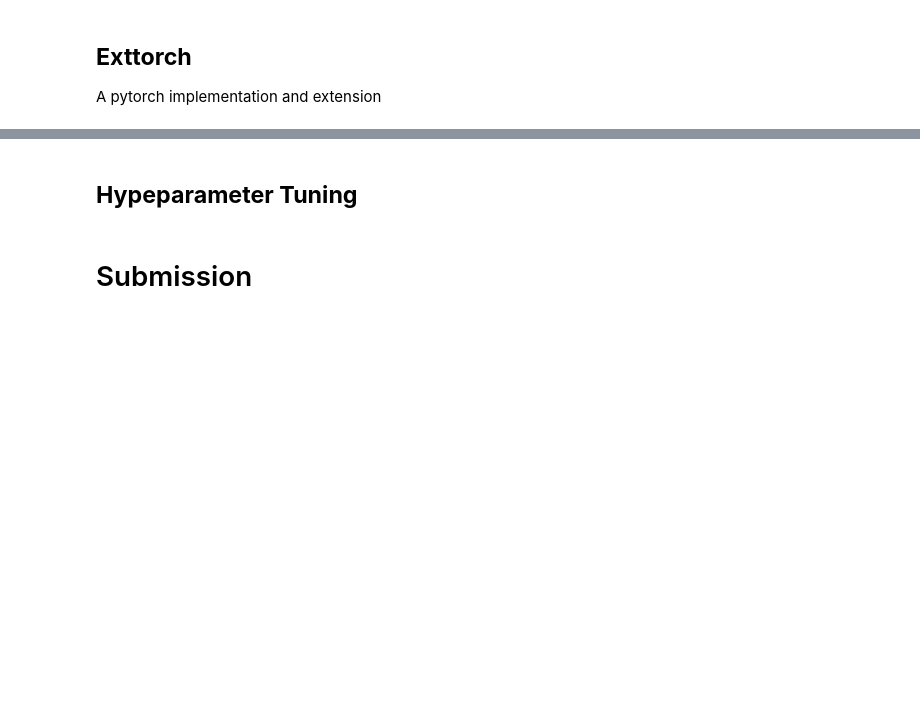
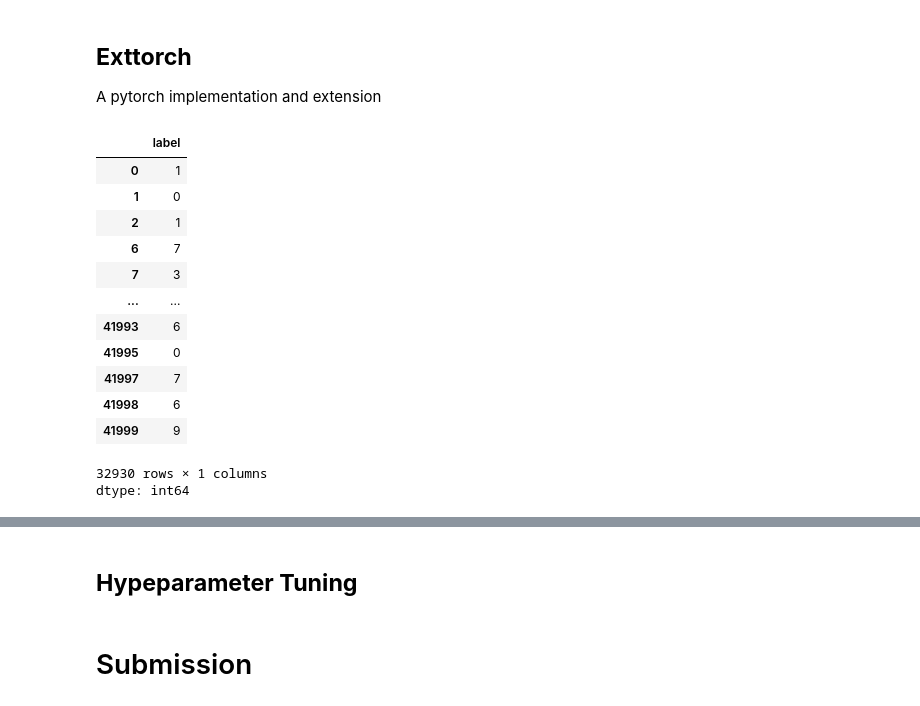
Before and after one commit to denis-spe/Digit-Recognization, a Jupyter notebook: digit_recognization_pytorch.ipynb, the cells around one changed output, grey strips where cells are left out. Drawn from its saved outputs; the diff is of its cells as text; code cells hidden in the pictures; blank space fills up the shorter version.

```diff
--- a/digit_recognization_pytorch.ipynb
+++ b/digit_recognization_pytorch.ipynb
@@ -654,4 +623,23 @@ plot_metrics(history, n_epoch=EPOCHS)
 # %% [markdown]
 ## **Exttorch**
 A pytorch implementation and extension
+# %%
+x = train_data.iloc[:, 1:]
+y = train_data.loc[:, 'label']
+y
+# %% [output]
+|  | label |
+| 0 | 1 |
+| 1 | 0 |
+| 2 | 1 |
+| 6 | 7 |
+| 7 | 3 |
+| ... | ... |
+| 41993 | 6 |
+| 41995 | 0 |
+| 41997 | 7 |
+| 41998 | 6 |
+| 41999 | 9 |
+32930 rows × 1 columns
+dtype: int64
 # %%
```
Also changed, not shown: parts of 10 cells of this notebook.
